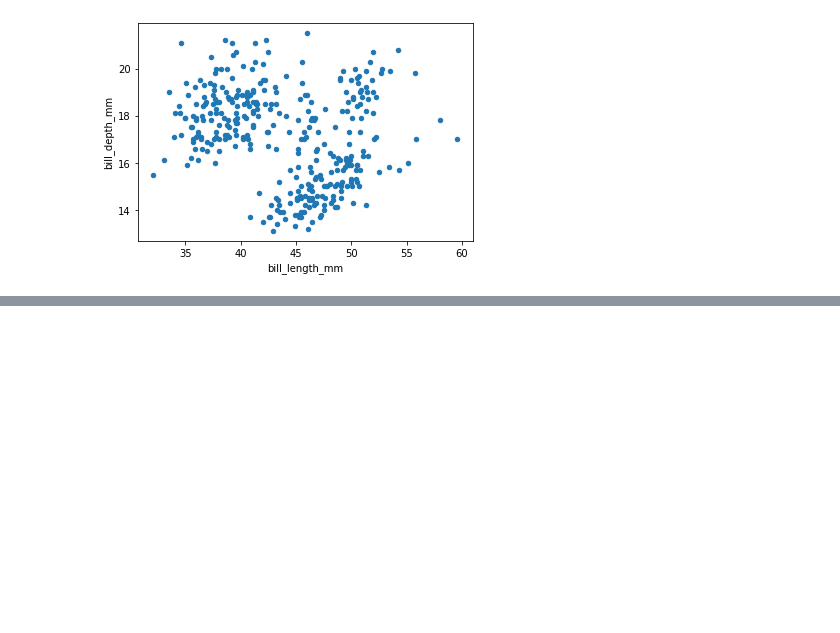
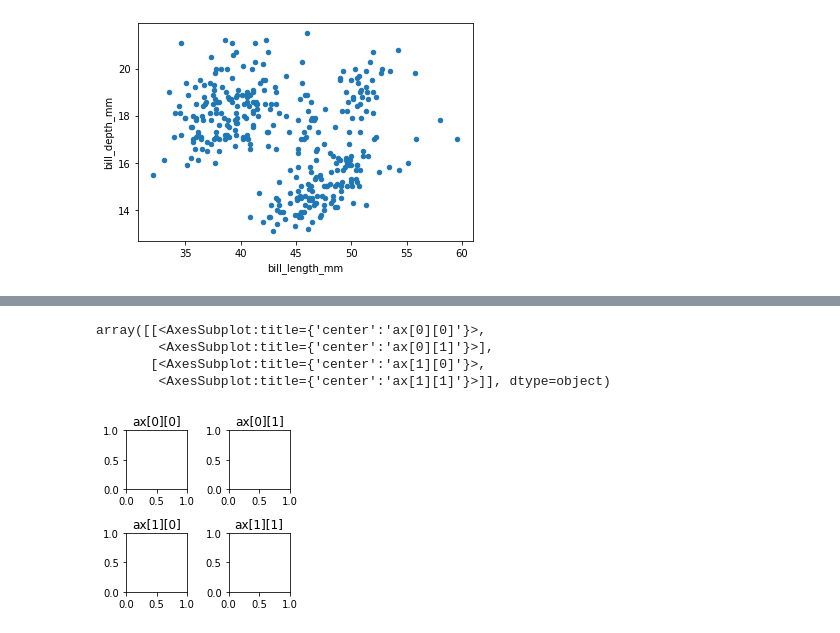
Before and after one commit to HiLASEPythonCourse/hilase-python-course-2021, a Jupyter notebook: 180_static_plots.ipynb, the cells around one changed output, grey strips where cells are left out. Saved outputs shown, nothing was run; the diff lists cells and outputs as text; code cells hidden in the pictures; blank space fills up the shorter version.

```diff
--- a/180_static_plots.ipynb
+++ b/180_static_plots.ipynb
@@ -178,0 +271,14 @@ ax
+# %%
+fig, ax = plt.subplots(2, 2, figsize=(3, 3))     # 2x2 Axes objects
+ax[0][0].set_title("ax[0][0]")
+ax[0][1].set_title("ax[0][1]")
+ax[1][0].set_title("ax[1][0]")
+ax[1][1].set_title("ax[1][1]")
+fig.tight_layout()
+ax
+# %% [output]
+array([[<AxesSubplot:title={'center':'ax[0][0]'}>,
+        <AxesSubplot:title={'center':'ax[0][1]'}>],
+       [<AxesSubplot:title={'center':'ax[1][0]'}>,
+        <AxesSubplot:title={'center':'ax[1][1]'}>]], dtype=object)
+[figure, added]
```
Also changed, not shown: parts of 57 cells of this notebook.
